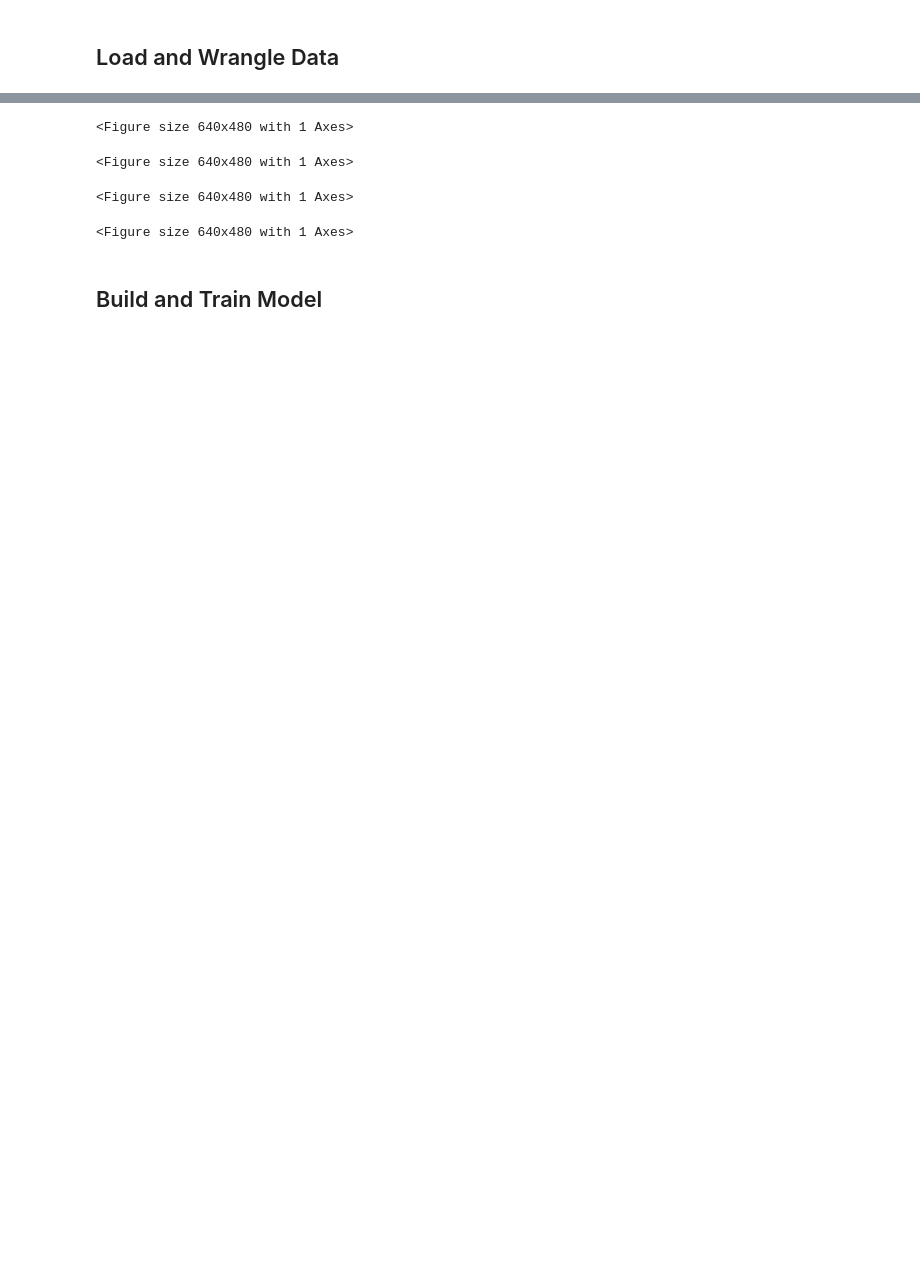
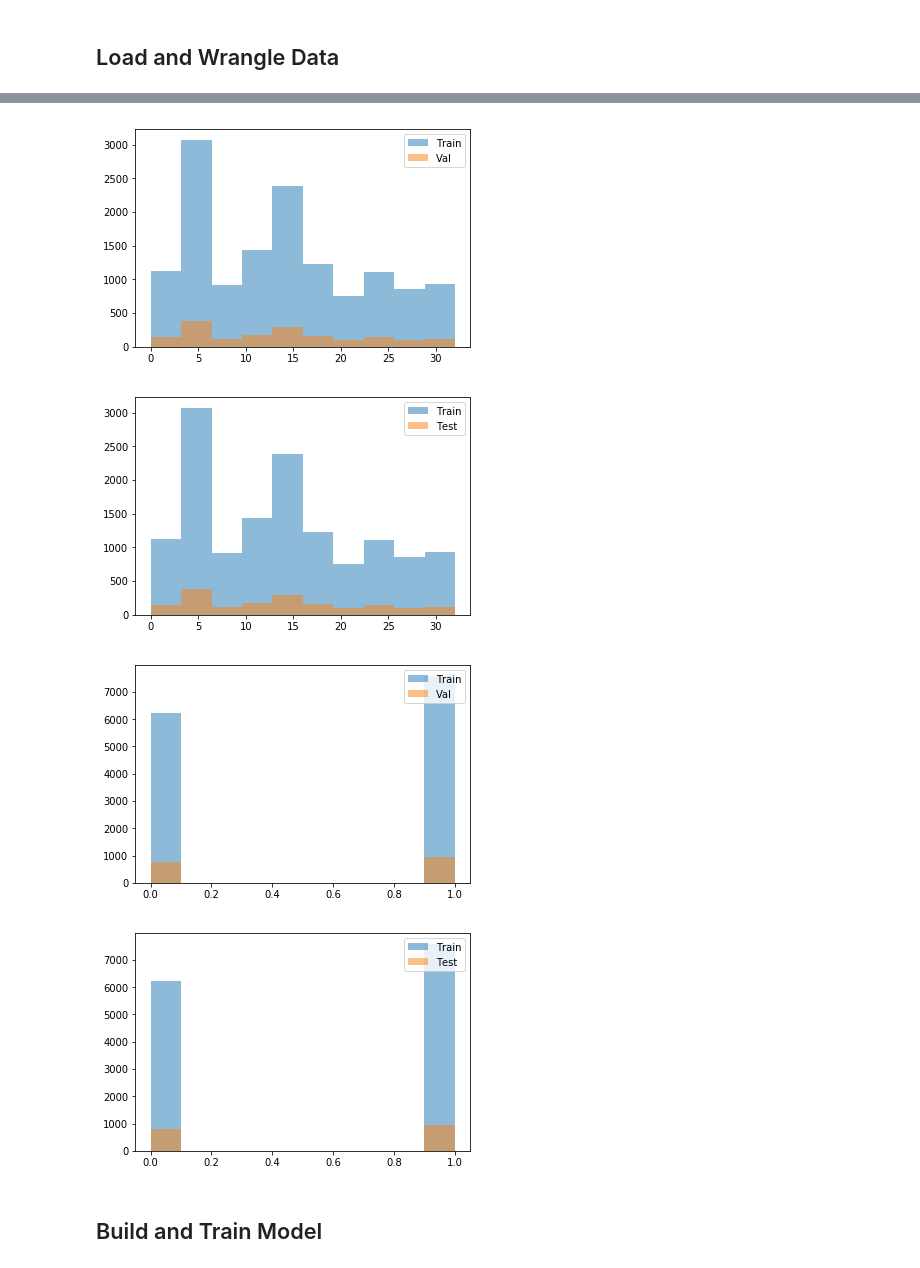
Before and after one commit to rcurrie/pancan-gtex, a Jupyter notebook: train.ipynb, the cells around one changed output, grey strips where cells are left out. Drawn from its saved outputs; the diff is of its cells as text; code cells hidden in the pictures; blank space fills up the shorter version.

```diff
--- a/train.ipynb
+++ b/train.ipynb
@@ -105,32 +110,34 @@ Train: (13821, 8160) Val: (1728, 8160) Test: (1728, 8160)
 # %%
-import matplotlib.pyplot as plt
+# Plot only in debug as when training we'll be in python on k8s
+if os.environ.get("DEBUG") == "True":
+    import matplotlib.pyplot as plt
 
-# Lets see how big each class is based on primary site
-plt.hist(Y_train.primary_site_value.values, alpha=0.5, label='Train')
-plt.hist(Y_val.primary_site_value.values, alpha=0.5, label='Val')
-plt.legend(loc='upper right')
-plt.show()
+    # Lets see how big each class is based on primary site
+    plt.hist(Y_train.primary_site_value.values, alpha=0.5, label='Train')
+    plt.hist(Y_val.primary_site_value.values, alpha=0.5, label='Val')
+    plt.legend(loc='upper right')
+    plt.show()
 
-plt.hist(Y_train.primary_site_value.values, alpha=0.5, label='Train')
-plt.hist(Y_test.primary_site_value.values, alpha=0.5, label='Test')
-plt.legend(loc='upper right')
-plt.show()
+    plt.hist(Y_train.primary_site_value.values, alpha=0.5, label='Train')
+    plt.hist(Y_test.primary_site_value.values, alpha=0.5, label='Test')
+    plt.legend(loc='upper right')
+    plt.show()
 
-plt.hist(Y_train.tumor_normal_value.values, alpha=0.5, label='Train')
-plt.hist(Y_val.tumor_normal_value.values, alpha=0.5, label='Val')
-plt.legend(loc='upper right')
-plt.show()
+    plt.hist(Y_train.tumor_normal_value.values, alpha=0.5, label='Train')
+    plt.hist(Y_val.tumor_normal_value.values, alpha=0.5, label='Val')
+    plt.legend(loc='upper right')
+    plt.show()
 
 
-plt.hist(Y_train.tumor_normal_value.values, alpha=0.5, label='Train')
-plt.hist(Y_test.tumor_normal_value.values, alpha=0.5, label='Test')
-plt.legend(loc='upper right')
-plt.show()
+    plt.hist(Y_train.tumor_normal_value.values, alpha=0.5, label='Train')
+    plt.hist(Y_test.tumor_normal_value.values, alpha=0.5, label='Test')
+    plt.legend(loc='upper right')
+    plt.show()
 # %% [output]
-<Figure size 640x480 with 1 Axes>
-<Figure size 640x480 with 1 Axes>
-<Figure size 640x480 with 1 Axes>
-<Figure size 640x480 with 1 Axes>
+[figure, added]
+[figure, added]
+[figure, added]
+[figure, added]
 # %%
 # From https://github.com/PacktPublishing/Deep-Learning-Quick-Reference/blob/master/Chapter06/hyperband.py
 import random
```
Also changed, not shown: parts of 10 cells of this notebook, 3 other files.
